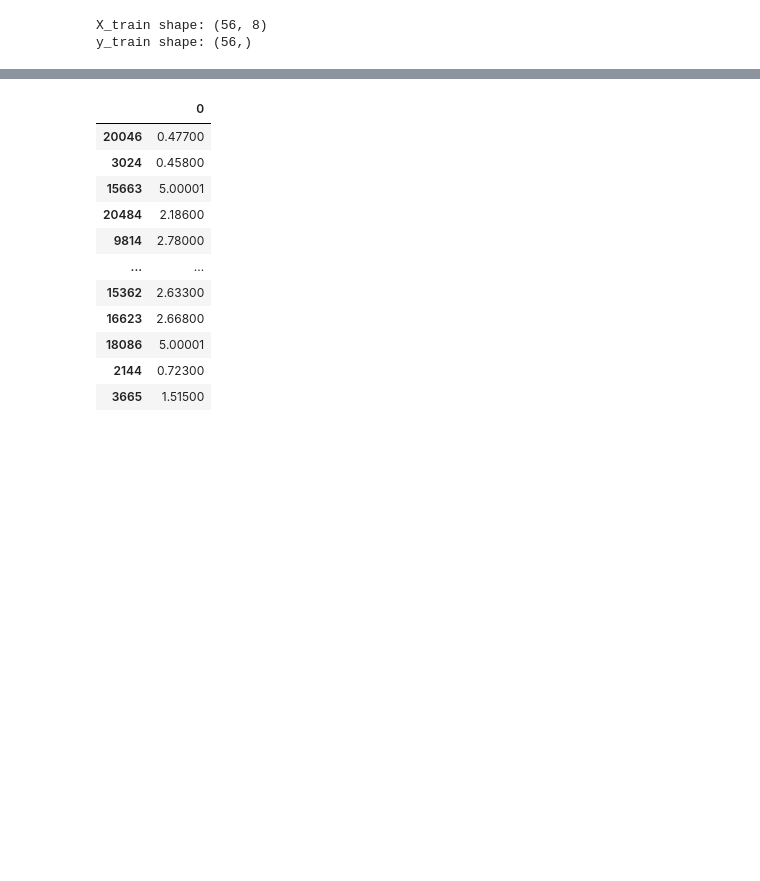
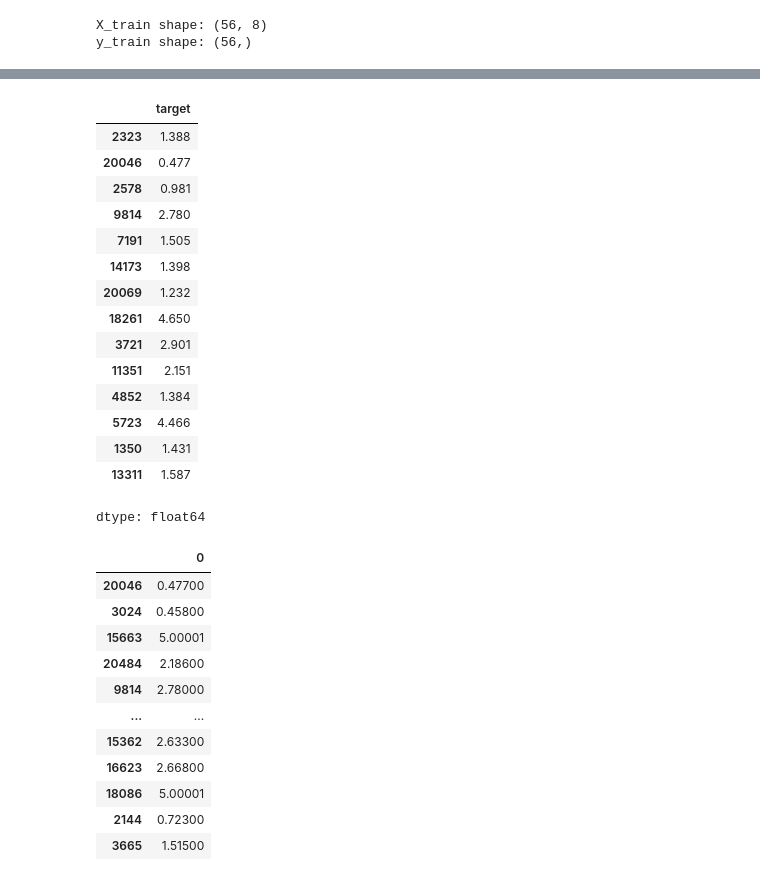
Before and after one commit to notnsas/cs229-ml-from-scratch, a Jupyter notebook: cs229_ml_from_scratch.ipynb, the cells around one changed output, grey strips where cells are left out. Cells and saved outputs as stored; diff of their text form; code cells hidden in the pictures; blank space fills up the shorter version.

```diff
--- a/cs229_ml_from_scratch.ipynb
+++ b/cs229_ml_from_scratch.ipynb
@@ -2207,3 +2229,22 @@ R² Score: -1.3657
+# %%
+y_test
+# %% [output]
+|  | target |
+| 2323 | 1.388 |
+| 20046 | 0.477 |
+| 2578 | 0.981 |
+| 9814 | 2.780 |
+| 7191 | 1.505 |
+| 14173 | 1.398 |
+| 20069 | 1.232 |
+| 18261 | 4.650 |
+| 3721 | 2.901 |
+| 11351 | 2.151 |
+| 4852 | 1.384 |
+| 5723 | 4.466 |
+| 1350 | 1.431 |
+| 13311 | 1.587 |
+dtype: float64
 # %%
 y_tets
 # %% [output]
```
Also changed, not shown: parts of 4 cells of this notebook.
